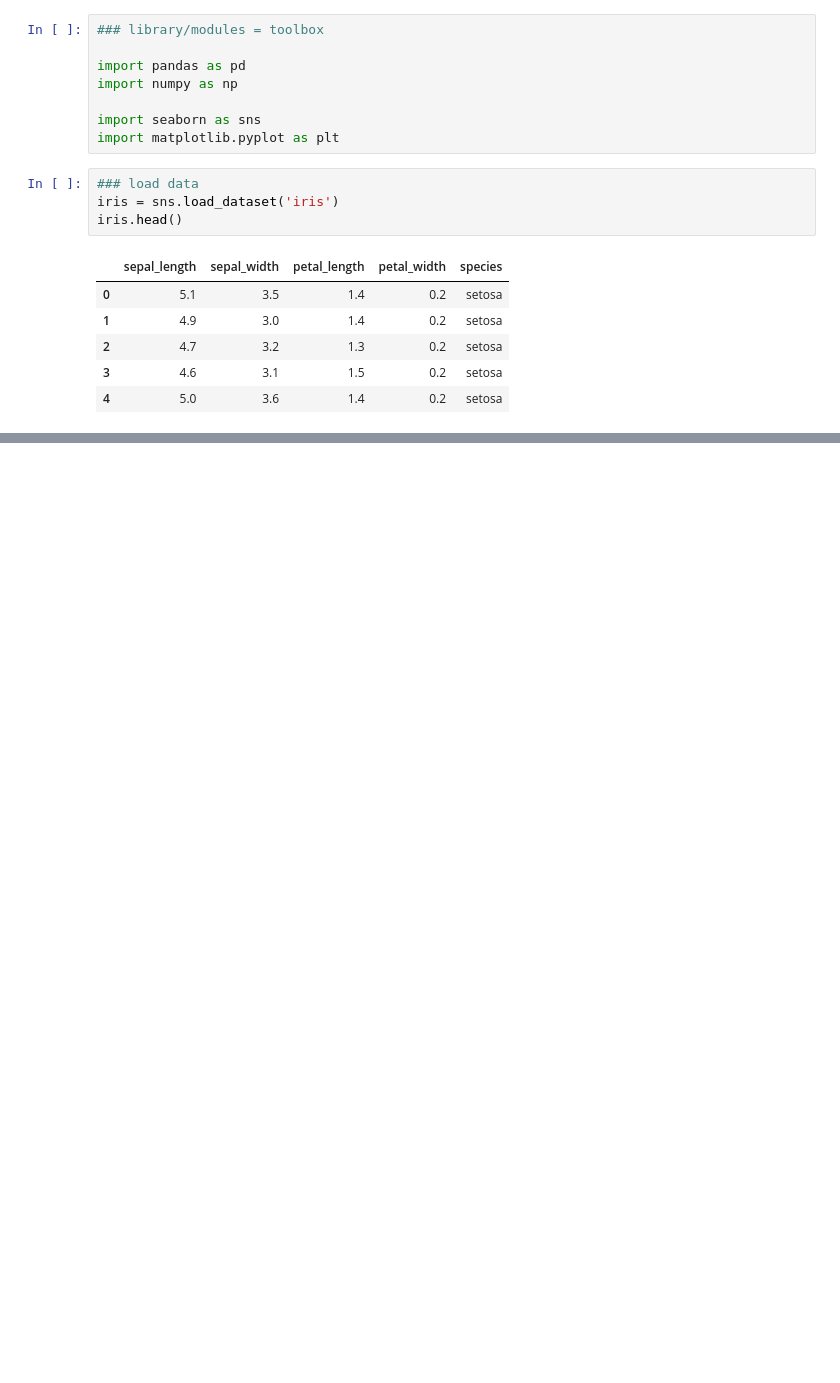
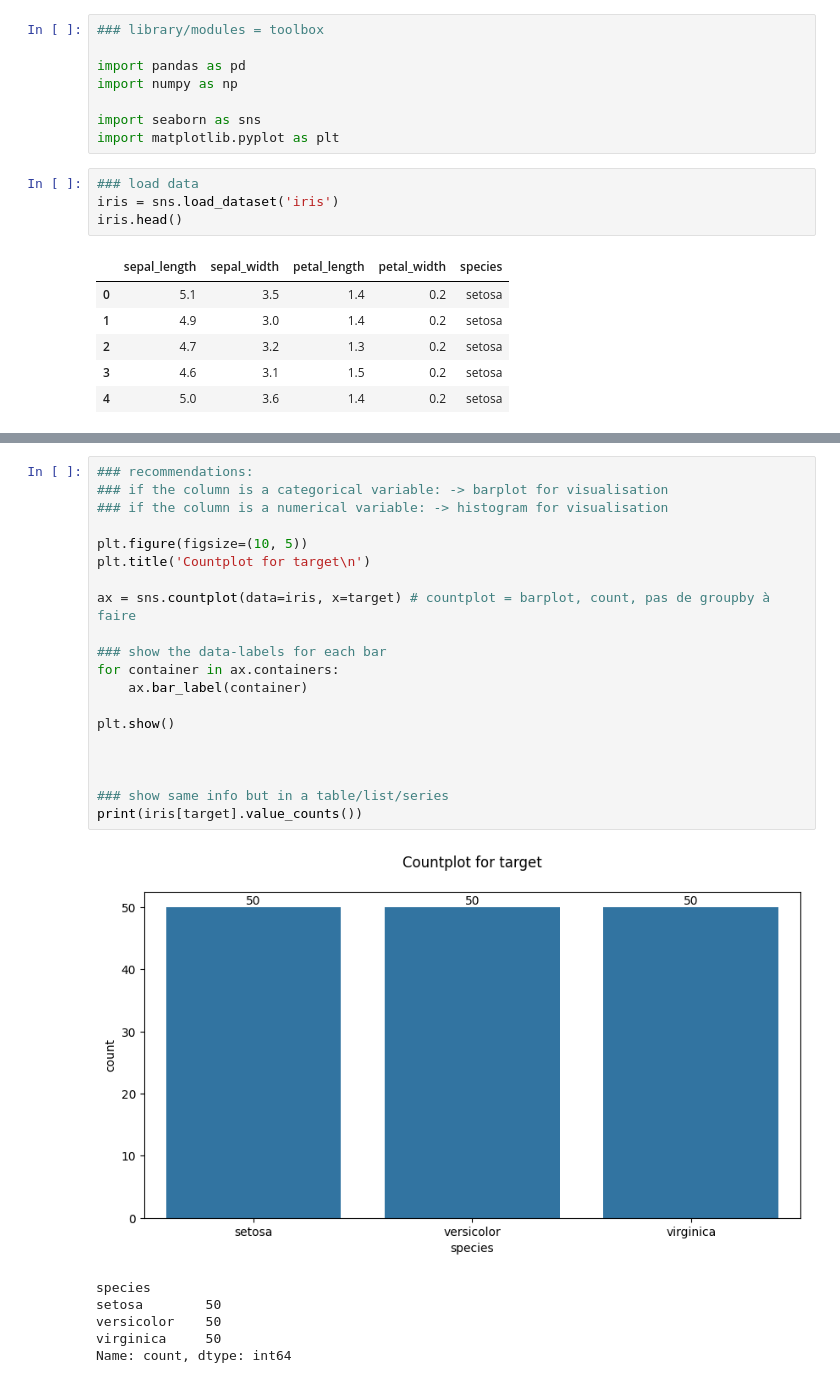
Before and after one commit to Sjebril87/IRIS_EDA, a Jupyter notebook: IRIS_EDA_V1.ipynb, the cells around one changed output, grey strips where cells are left out. Drawn from its saved outputs; the diff is of its cells as text; blank space fills up the shorter version.

Commit message:
New upadte data

```diff
--- a/IRIS_EDA_V1.ipynb
+++ b/IRIS_EDA_V1.ipynb
@@ -19,0 +110,27 @@ iris.head()
+# %%
+### recommendations:
+### if the column is a categorical variable: -> barplot for visualisation
+### if the column is a numerical variable: -> histogram for visualisation
+
+plt.figure(figsize=(10, 5))
+plt.title('Countplot for target\n')
+
+ax = sns.countplot(data=iris, x=target) # countplot = barplot, count, pas de groupby à faire
+
+### show the data-labels for each bar
+for container in ax.containers:
+    ax.bar_label(container)
+
+plt.show()
+
+
+
+### show same info but in a table/list/series
+print(iris[target].value_counts())
+# %% [output]
+[figure, added]
+species
+setosa        50
+versicolor    50
+virginica     50
+Name: count, dtype: int64
```
Also changed, not shown: parts of 23 cells of this notebook.
